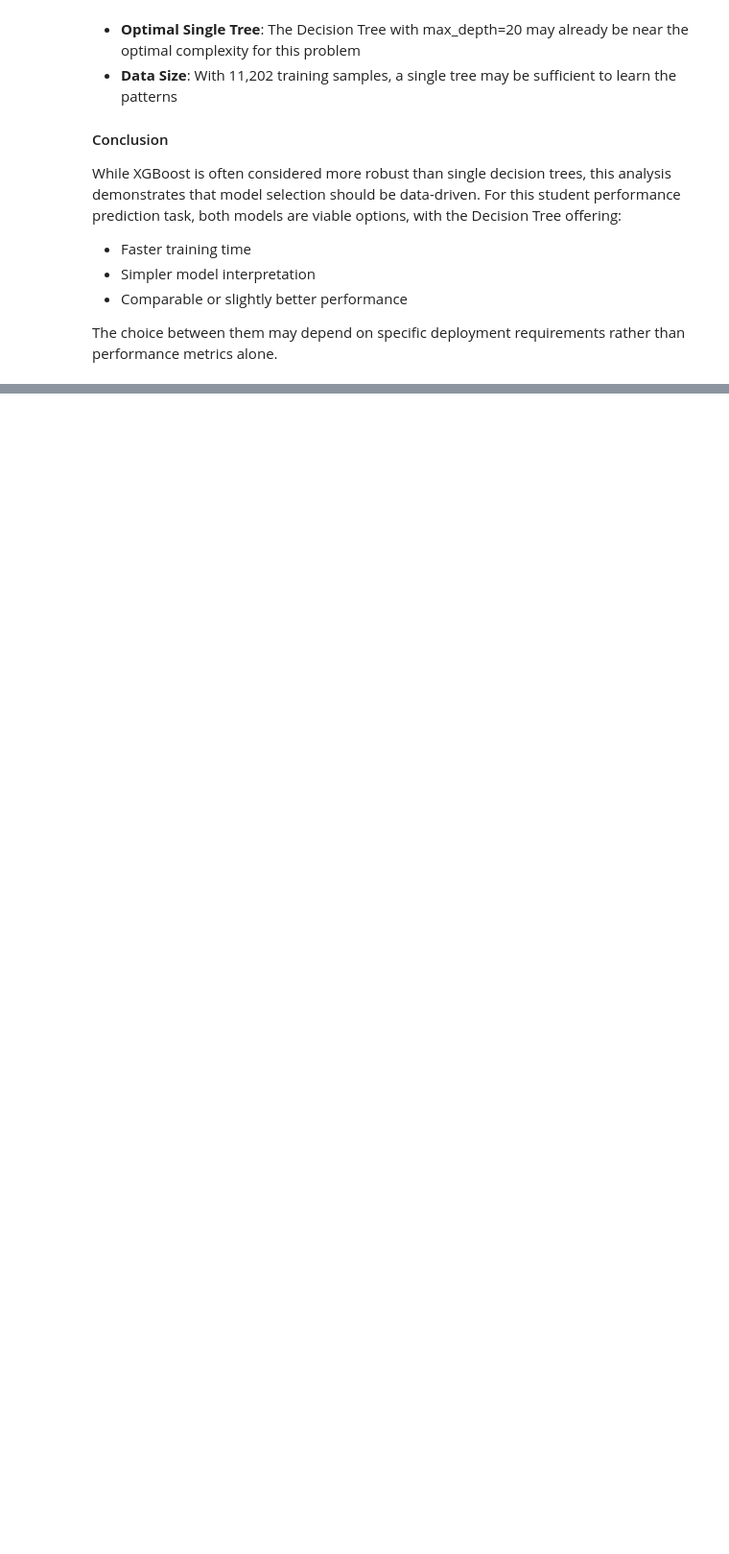
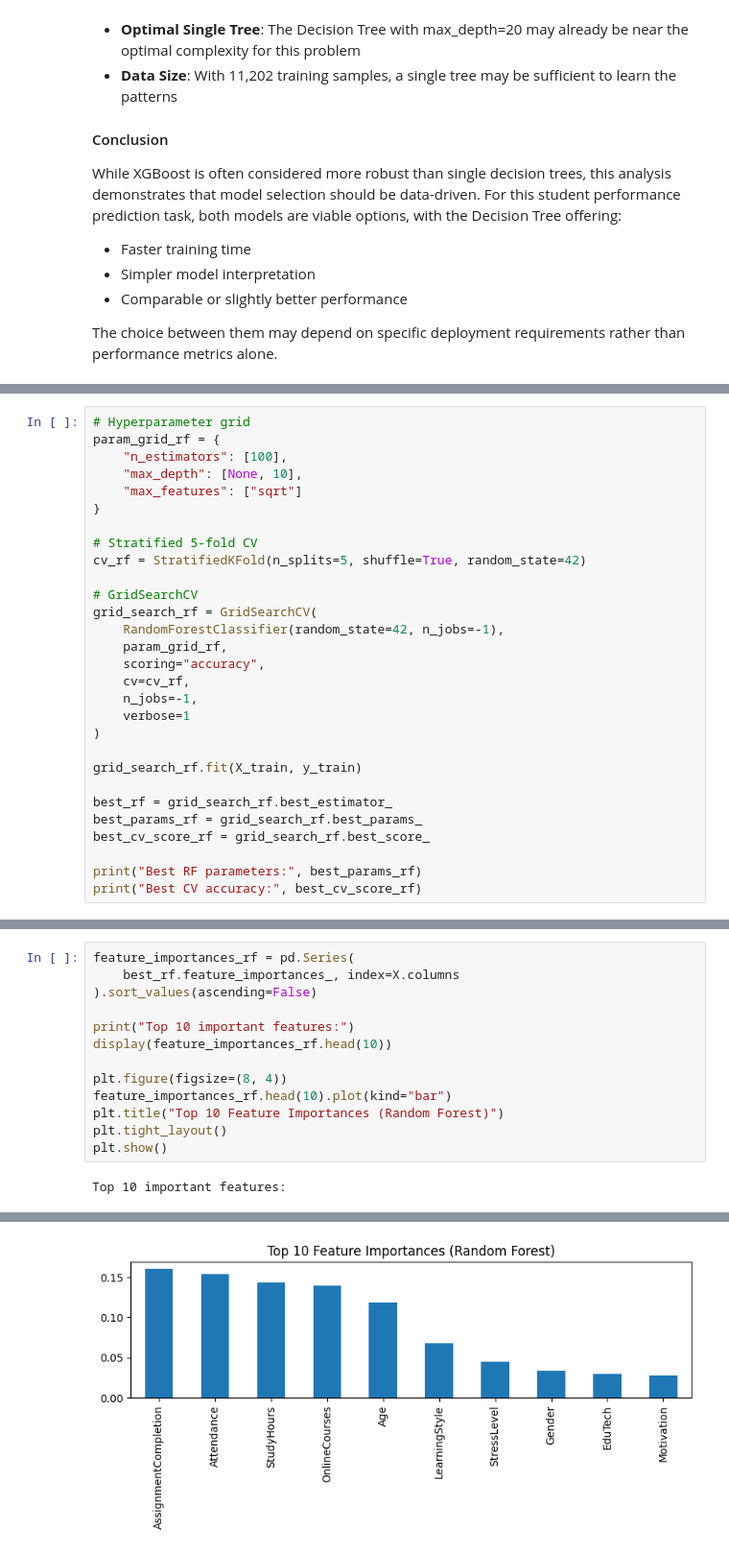
Before and after one commit to yran304/DataSci3000_group_project, a Jupyter notebook: DS3000Group_proj.ipynb, the cells around one changed output, grey strips where cells are left out. Shown at 96% size. Saved outputs shown, nothing was run; the diff lists cells and outputs as text; blank space fills up the shorter version.

```diff
--- a/DS3000Group_proj.ipynb
+++ b/DS3000Group_proj.ipynb
@@ -1110,0 +1388,29 @@ The choice between them may depend on specific deployment requirements rather th
+# %%
+# Hyperparameter grid
+param_grid_rf = {
+    "n_estimators": [100],
+    "max_depth": [None, 10],
+    "max_features": ["sqrt"]
+}
+
+# Stratified 5-fold CV
+cv_rf = StratifiedKFold(n_splits=5, shuffle=True, random_state=42)
+
+# GridSearchCV
+grid_search_rf = GridSearchCV(
+    RandomForestClassifier(random_state=42, n_jobs=-1),
+    param_grid_rf,
+    scoring="accuracy",
+    cv=cv_rf,
+    n_jobs=-1,
+    verbose=1
+)
+
+grid_search_rf.fit(X_train, y_train)
+
+best_rf = grid_search_rf.best_estimator_
+best_params_rf = grid_search_rf.best_params_
+best_cv_score_rf = grid_search_rf.best_score_
+
+print("Best RF parameters:", best_params_rf)
+print("Best CV accuracy:", best_cv_score_rf)
@@ -1110,0 +1464,15 @@ The choice between them may depend on specific deployment requirements rather th
+# %%
+feature_importances_rf = pd.Series(
+    best_rf.feature_importances_, index=X.columns
+).sort_values(ascending=False)
+
+print("Top 10 important features:")
+display(feature_importances_rf.head(10))
+
+plt.figure(figsize=(8, 4))
+feature_importances_rf.head(10).plot(kind="bar")
+plt.title("Top 10 Feature Importances (Random Forest)")
+plt.tight_layout()
+plt.show()
+# %% [output]
+Top 10 important features:
@@ -1110,0 +1490 @@ The choice between them may depend on specific deployment requirements rather th
+[figure, added]
```
Also changed, not shown: parts of 15 cells of this notebook.
